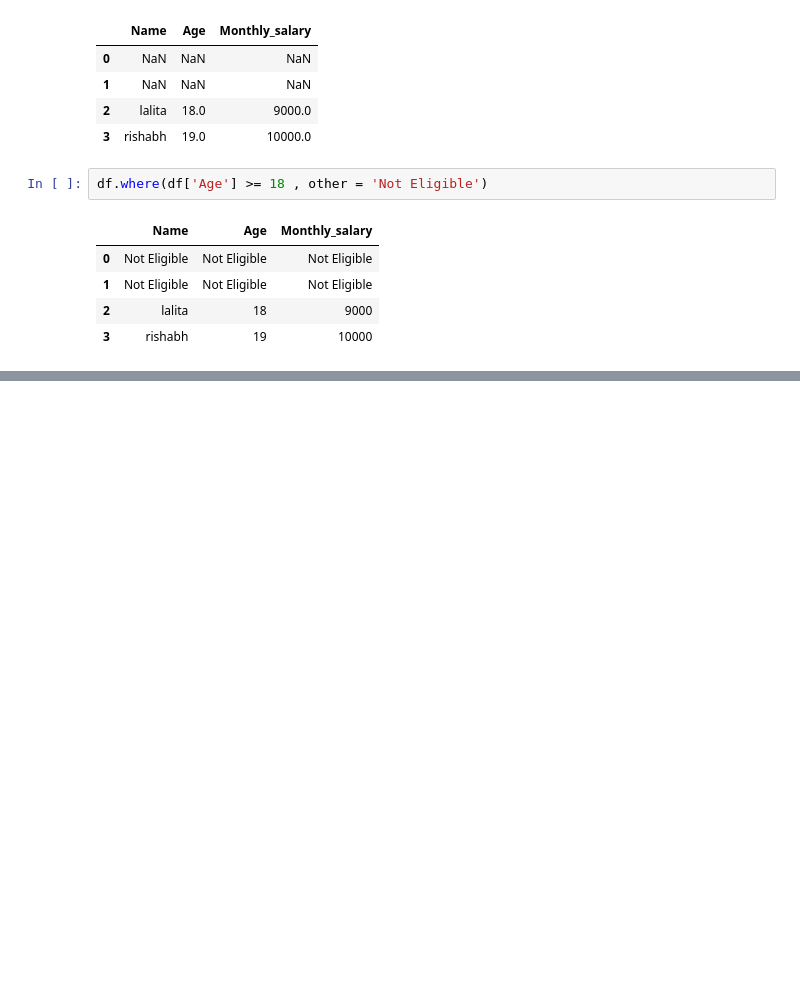
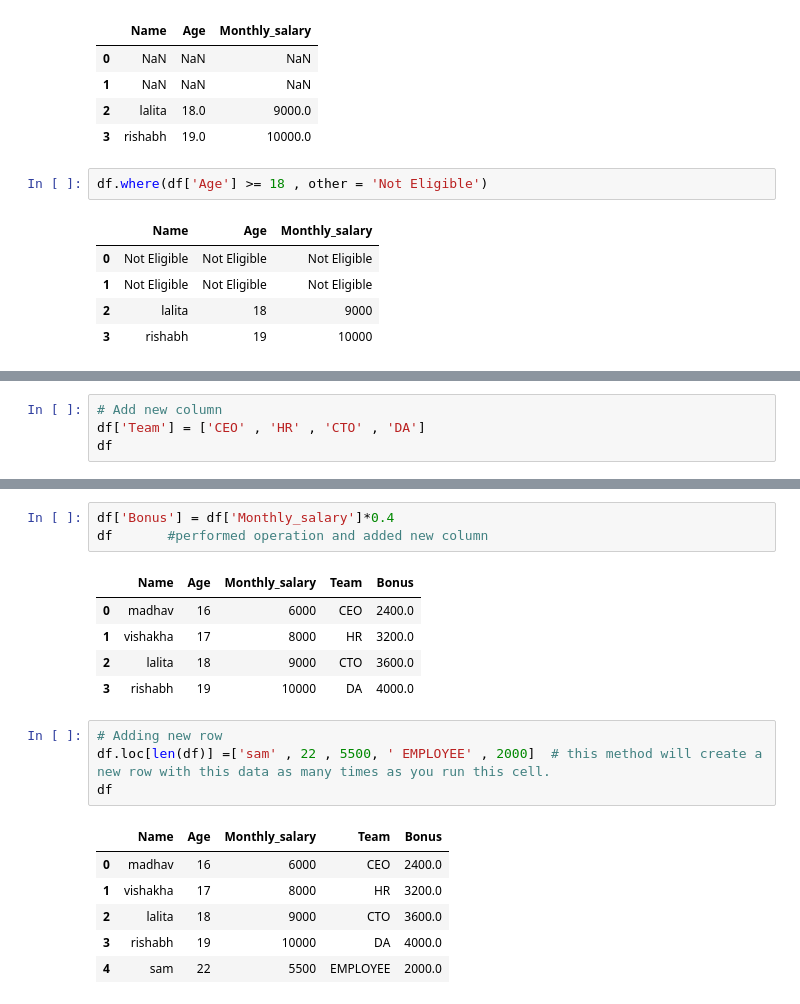
Before and after one commit to certifiedslidder-sudo/Pandas, a Jupyter notebook: basics.ipynb, the cells around one changed output, grey strips where cells are left out. Cells and saved outputs as stored; diff of their text form; blank space fills up the shorter version.

Commit message:
Operations On Rows And Columns( add , update, delete)

```diff
--- a/basics.ipynb
+++ b/basics.ipynb
@@ -253,0 +254,4 @@ df.where(df['Age'] >= 18 , other = 'Not Eligible')
+# %%
+# Add new column
+df['Team'] = ['CEO' , 'HR' , 'CTO' , 'DA']
+df
@@ -253,0 +264,20 @@ df.where(df['Age'] >= 18 , other = 'Not Eligible')
+# %%
+df['Bonus'] = df['Monthly_salary']*0.4
+df       #performed operation and added new column
+# %% [output]
+|  | Name | Age | Monthly_salary | Team | Bonus |
+| 0 | madhav | 16 | 6000 | CEO | 2400.0 |
+| 1 | vishakha | 17 | 8000 | HR | 3200.0 |
+| 2 | lalita | 18 | 9000 | CTO | 3600.0 |
+| 3 | rishabh | 19 | 10000 | DA | 4000.0 |
+# %%
+# Adding new row
+df.loc[len(df)] =['sam' , 22 , 5500, ' EMPLOYEE' , 2000]  # this method will create a new row with this data as many times as you run this cell.
+df
+# %% [output]
+|  | Name | Age | Monthly_salary | Team | Bonus |
+| 0 | madhav | 16 | 6000 | CEO | 2400.0 |
+| 1 | vishakha | 17 | 8000 | HR | 3200.0 |
+| 2 | lalita | 18 | 9000 | CTO | 3600.0 |
+| 3 | rishabh | 19 | 10000 | DA | 4000.0 |
+| 4 | sam | 22 | 5500 | EMPLOYEE | 2000.0 |
```
Also changed, not shown: parts of 18 cells of this notebook.
